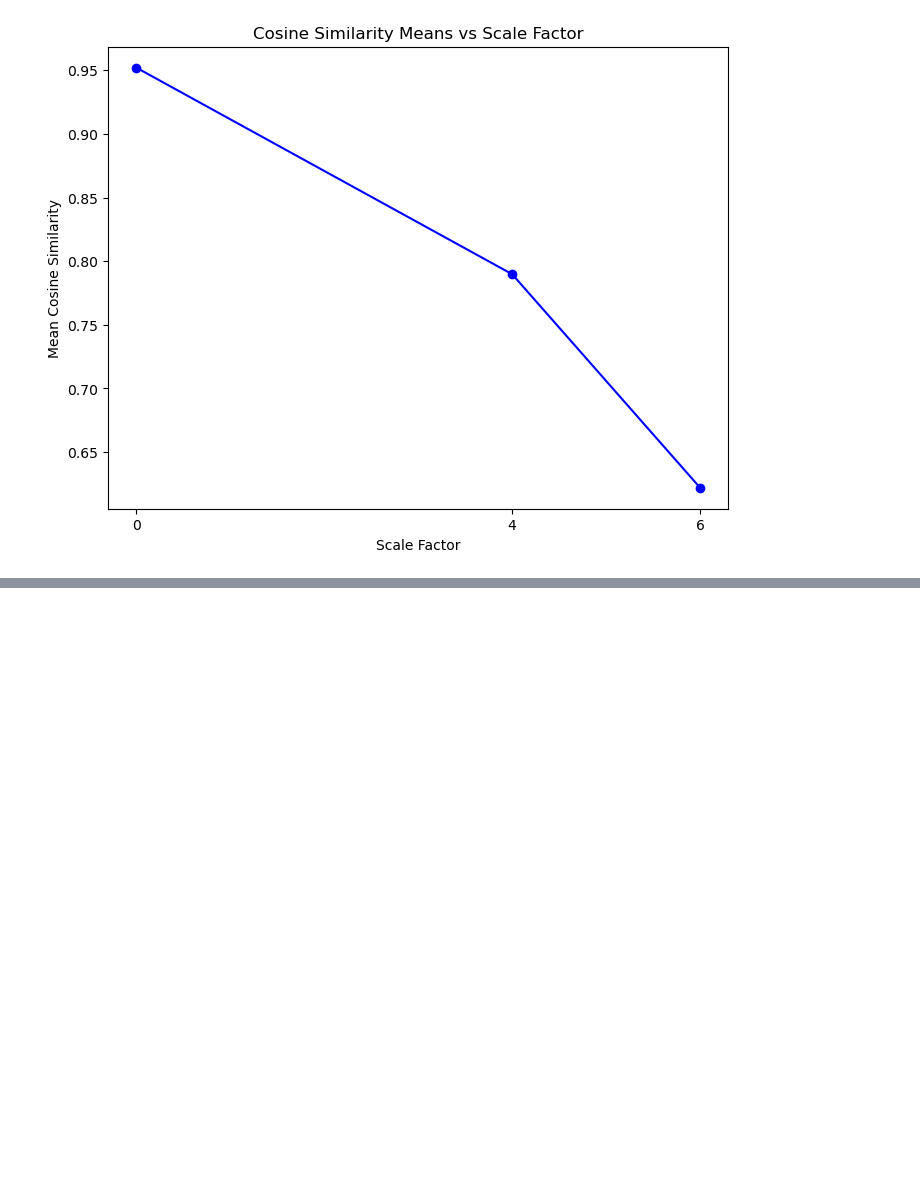
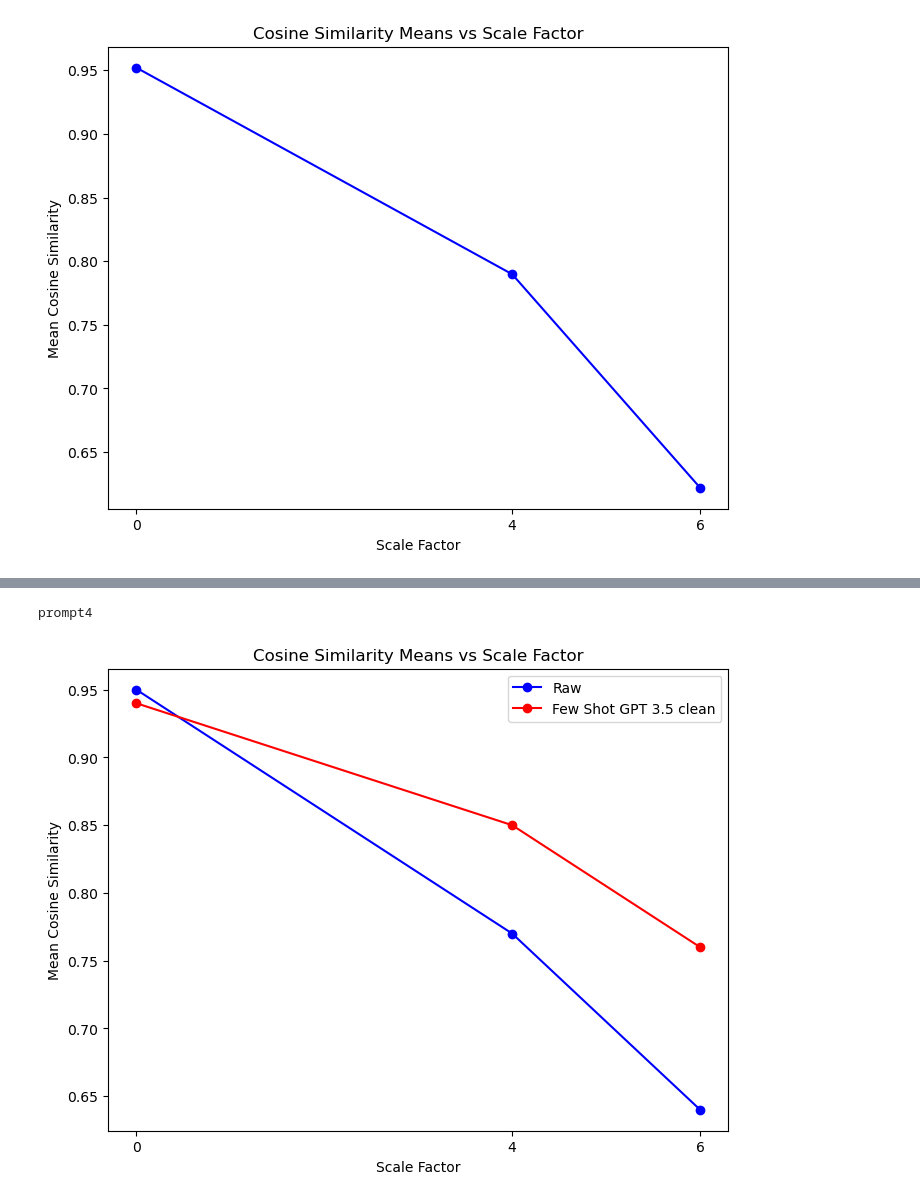
Before and after one commit to HandwritingPLM/evaluation, a Jupyter notebook: plots.ipynb, the cells around one changed output, grey strips where cells are left out. Saved outputs shown, nothing was run; the diff lists cells and outputs as text; code cells hidden in the pictures; blank space fills up the shorter version.

```diff
--- a/plots.ipynb
+++ b/plots.ipynb
@@ -98,0 +93,79 @@ print(gpt_means)
+# %%
+data_dir = r'output embedding sims'
+
+# This is the same for everything so can just choose arbitrarily
+prompt = 'prompt1'
+original_raw_list = joblib.load(os.path.join(data_dir, prompt, 'ocr_cosine_sim_list_ocr_output.pkl'))
+scale4_raw_list = joblib.load(os.path.join(data_dir, prompt, 'ocr_cosine_sim_list_ocr_output_scalefactor4.pkl'))
+scale6_raw_list = joblib.load(os.path.join(data_dir, prompt, 'ocr_cosine_sim_list_ocr_output_scalefactor6.pkl'))
+
+raw_means = [
+    0.95,  # Original (0 scale)
+    0.77,    # Scale factor 4
+    0.64     # Scale factor 6
+]
+
+
+
+# Step 2: Prepare x-axis values (scale factors)
+x_values = [0, 4, 6]
+
+# Step 3: Plot the data
+plt.figure(figsize=(8, 6))
+color_map = cm.get_cmap('tab10', 4)  # 'tab10' is a colormap with 10 distinct colors
+
+
+# Plot raw vs GPT means
+plt.plot(x_values, raw_means, label="Raw", marker='o', color='blue')
+
+
+
+prompt_dict = {'prompt1':'Zero Shot 1', 'prompt2': 'Zero Shot 2', 'prompt3':'One Shot', 'prompt4':'Few Shot'}
+
+
+# for the raw just pick one
+prompt='prompt4'
+print(prompt)
+original_gpt_list = joblib.load(os.path.join(data_dir, prompt, 'gpt_cosine_sim_list_ocr_output.pkl'))
+scale4_gpt_list = joblib.load(os.path.join(data_dir, prompt, 'gpt_cosine_sim_list_ocr_output_scalefactor4.pkl'))
+scale6_gpt_list = joblib.load(os.path.join(data_dir, prompt, 'gpt_cosine_sim_list_ocr_output_scalefactor6.pkl'))
+gpt_means = [
+    0.94,  # Original (0 scale)
+    0.85,    # Scale factor 4
+    0.76     # Scale factor 6
+]
+# gpt_stds = [
+#     np.std(original_gpt_list),
+#     np.std(scale4_gpt_list),
+#     np.std(scale6_gpt_list)
+# ]
+
+plt.plot(x_values, gpt_means, label=f"{prompt_dict[prompt]} GPT 3.5 clean", marker='o', color='red')
+
+    # plt.errorbar(
+    #     x_values,
+    #     gpt_means,
+    #     yerr=gpt_stds,
+    #     label=f"{prompt_dict[prompt]} GPT 3.5 clean",
+    #     marker='o',
+    #     color=color_map(i),
+    #     capsize=5  # Adds caps to the error bars
+    # )
+
+
+
+# Step 4: Add labels and title
+plt.xlabel("Scale Factor")
+plt.ylabel("Mean Cosine Similarity")
+plt.title("Cosine Similarity Means vs Scale Factor")
+plt.xticks(x_values)  # Ensure x-ticks match the scale factor values
+
+# Step 5: Add a legend
+plt.legend()
+
+# Step 6: Show the plot
+plt.grid(False)
+plt.show()
+# %% [output]
+prompt4
+[figure, added]
```
Also changed, not shown: parts of 2 cells of this notebook, 1 other file.
